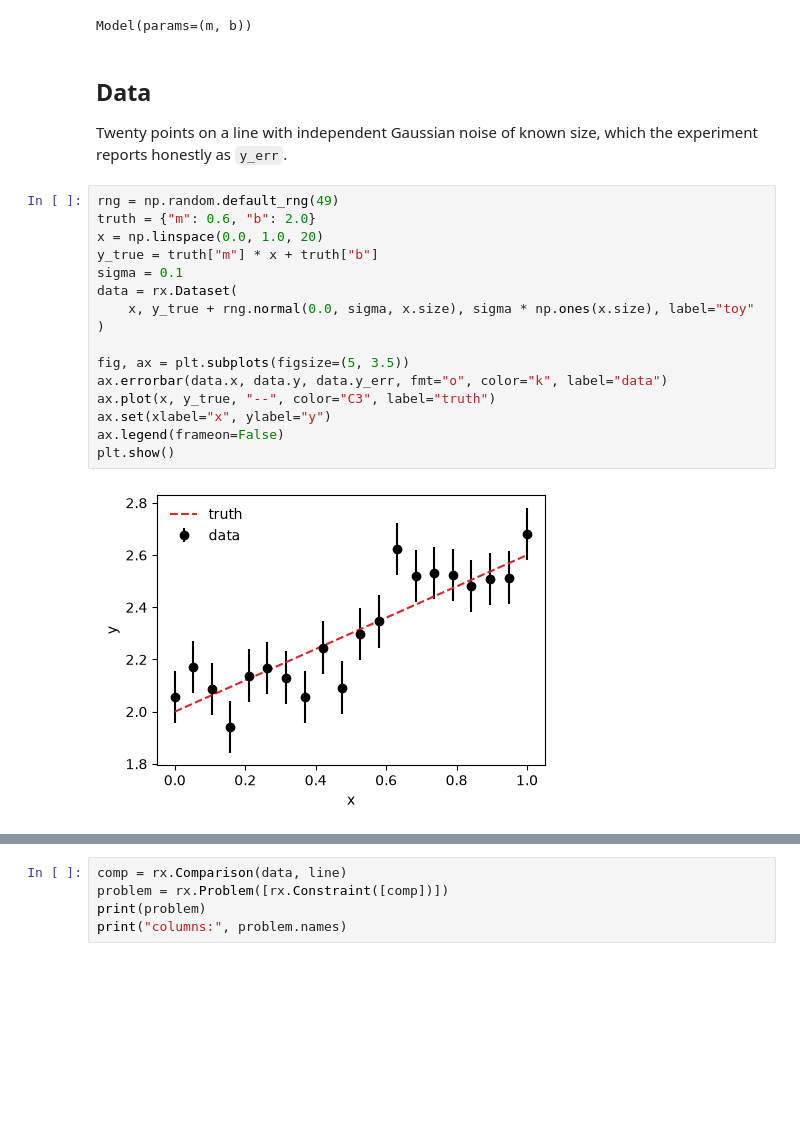
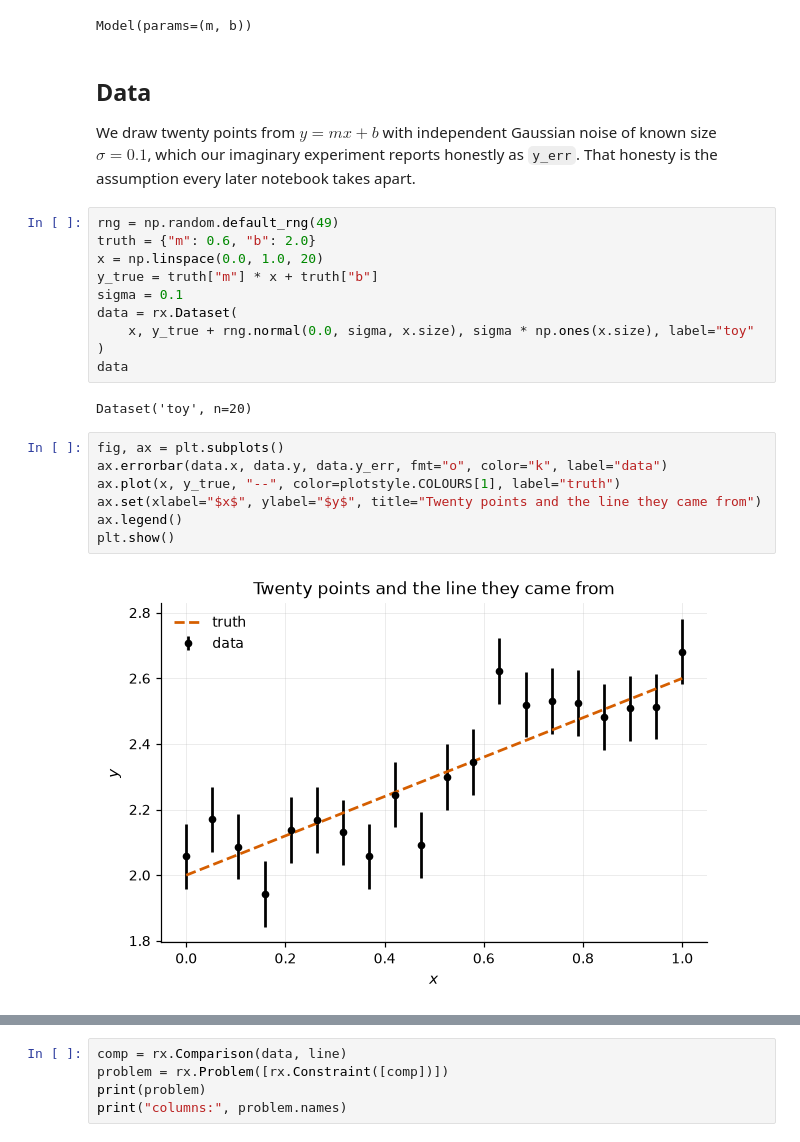
Before and after one commit to beykyle/rxmc, a Jupyter notebook: examples/linear_calibration.ipynb, the cells around one changed output, grey strips where cells are left out. Cells and saved outputs as stored; diff of their text form; blank space fills up the shorter version.

```diff
--- a/examples/linear_calibration.ipynb
+++ b/examples/linear_calibration.ipynb
@@ -32,8 +46,9 @@ Model(params=(m, b))
 # %% [markdown]
 ## Data
 
-Twenty points on a line with independent Gaussian noise of known size, which the
-experiment reports honestly as `y_err`.
+We draw twenty points from $y = m x + b$ with independent Gaussian noise of
+known size $\sigma = 0.1$, which our imaginary experiment reports honestly as
+`y_err`.  That honesty is the assumption every later notebook takes apart.
 # %%
 rng = np.random.default_rng(49)
 truth = {"m": 0.6, "b": 2.0}
@@ -43,15 +58,18 @@ sigma = 0.1
 data = rx.Dataset(
     x, y_true + rng.normal(0.0, sigma, x.size), sigma * np.ones(x.size), label="toy"
 )
-
-fig, ax = plt.subplots(figsize=(5, 3.5))
-ax.errorbar(data.x, data.y, data.y_err, fmt="o", color="k", label="data")
-ax.plot(x, y_true, "--", color="C3", label="truth")
-ax.set(xlabel="x", ylabel="y")
-ax.legend(frameon=False)
-plt.show()
+data
 # %% [output]
-[figure, removed]
+Dataset('toy', n=20)
+# %%
+fig, ax = plt.subplots()
+ax.errorbar(data.x, data.y, data.y_err, fmt="o", color="k", label="data")
+ax.plot(x, y_true, "--", color=plotstyle.COLOURS[1], label="truth")
+ax.set(xlabel="$x$", ylabel="$y$", title="Twenty points and the line they came from")
+ax.legend()
+plt.show()
+# %% [output]
+[figure, added]
 # %% [markdown]
 ## A comparison, a constraint and a problem
 
```
Also changed, not shown: parts of 23 cells of this notebook.
